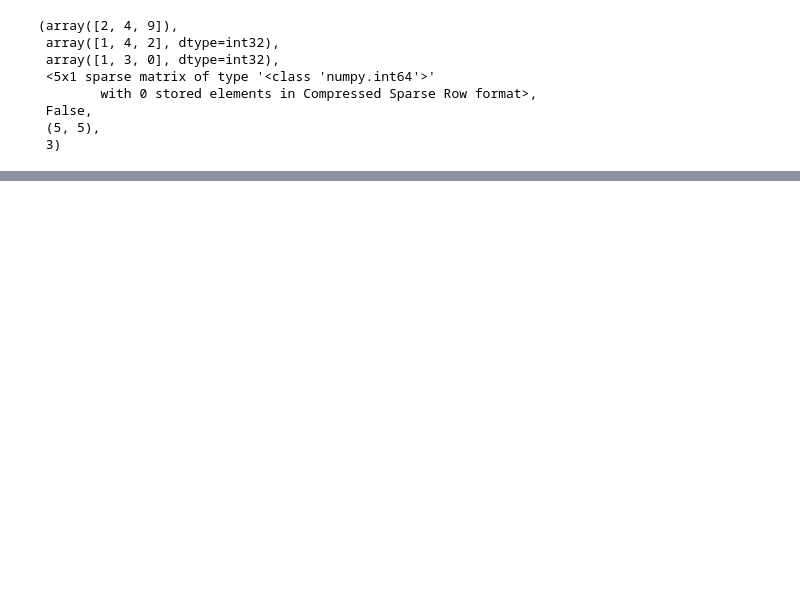
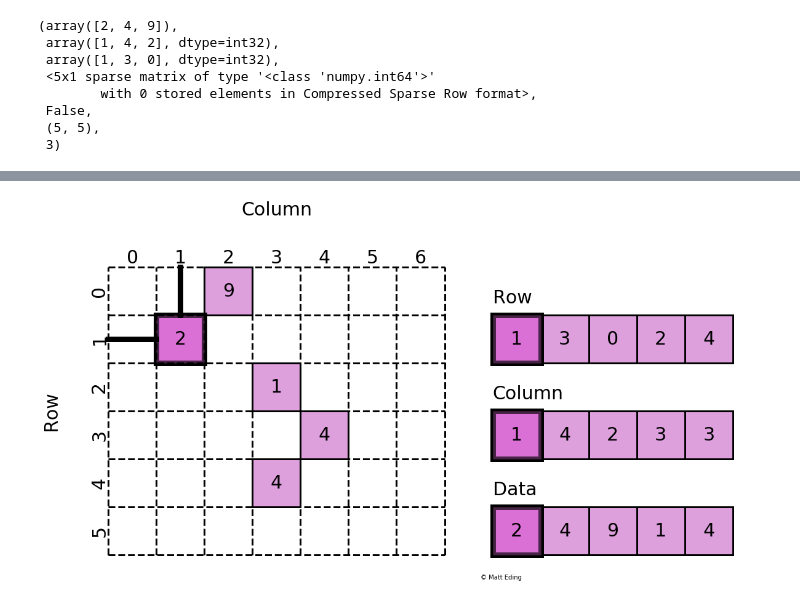
Before and after one commit to MattEding/Python-Article-Resources, a Jupyter notebook: sparse-matrix/sparse_matrix.ipynb, the cells around one changed output, grey strips where cells are left out. Saved outputs shown, nothing was run; the diff lists cells and outputs as text; code cells hidden in the pictures; blank space fills up the shorter version.

Commit message:
more dynamic, highlights, sparse part

```diff
--- a/sparse-matrix/sparse_matrix.ipynb
+++ b/sparse-matrix/sparse_matrix.ipynb
@@ -107,3 +20,91 @@ plt.axis('off');
+# %%
+#: sparse matrix
+row = [1, 3, 0, 2, 4]
+col = [1, 4, 2, 3, 3]
+data = [2, 4, 9, 1, 4]
+coo = sparse.coo_matrix((data, (row, col)), shape=(10, 17))
+coo = sparse.coo_matrix((data, (row, col)), shape=(6, 7))
+
+
+#: figure metadata
+darkcolor = 'orchid'
+lightcolor = 'plum'
+size = 10
+plt.figure(figsize=(2*size, size))
+
+
+#: plotting functions
+dashed_line = partial(plt.plot, color='black', linestyle='--', linewidth=3)
+highlight_line = partial(plt.plot, color='black', linestyle='-', linewidth=9)
+rect_plt = partial(plt.Rectangle, width=1, height=1, edgecolor='black', linewidth=3)  #TODO: rename sqr_plt?
+text_plt = partial(plt.text, fontweight=100, fontsize=(size * 3))
+vert_text = partial(text_plt, rotation=90, horizontalalignment='right', verticalalignment='center')
+horz_text = partial(text_plt, horizontalalignment='center', verticalalignment='bottom')
+rect_text = partial(text_plt, horizontalalignment='center', verticalalignment='center')
+
+
+#: dashed array grid
+h, w = coo.shape
+for i in range(h + 1):
+    dashed_line([0, w], [i, i])
+
+for j in range(w + 1):
+    dashed_line([j, j], [0, h])
+
+
+#: fill data values in array format
+for x, y, val in zip(col, row, data):
+    x, y = xy = (x, h - y - 1)
+    rect = rect_plt(xy, facecolor=lightcolor)
+    plt.gca().add_patch(rect)
+    rect_text(x + 0.5, y + 0.5, str(val))
+
+
+#: fill sparse format
+for i, (label, info) in enumerate(zip(['Row', 'Column', 'Data'], [row, col, data])):
+    text_plt((w + 1), (h - 0.75 - 2 * i), label)
+    for j, val in enumerate(info):
+        x, y = xy = ((w + j + 1), (h - 2 * (i + 1)))
+        rect = rect_plt(xy, facecolor=lightcolor)
+        plt.gca().add_patch(rect)
+        rect_text(x + 0.5, y + 0.5, str(val))
+
+
+#: side labels
+vert_text(-1, (h / 2), 'Row')
+for i in reversed(range(h)):
+    vert_text(0, (h - i - 0.5), str(i))
+
+horz_text((w / 2), (h + 1), 'Column')
+for i in range(w):
+    horz_text(i + 0.5, h, str(i))
+
+
+#: highlight relationships
+for i, (r, c) in enumerate(zip(row, col)):
+    for alpha in np.linspace(0, 1, 10):
+        alpha = 0.5
+        for j in range(3):
+            xy = ((w + i + 1), (h - 2 * (j + 1)))
+            rect = rect_plt(xy, facecolor=darkcolor, alpha=alpha, linewidth=9)  # sparse part
+            plt.gca().add_patch(rect)
+
+        xy = (c, (h - r - 1))
+        rect = rect_plt(xy, facecolor=darkcolor, alpha=alpha, linewidth=9)  # array part
+        plt.gca().add_patch(rect)
+
+        highlight_line([0, c], [h-r-0.5]*2, alpha=alpha)  # horz
+        highlight_line([c+0.5]*2, [h-r, h], alpha=alpha)  # vert
+#         break
+    break
+
+
+#: format graph
+plt.text(7.75, -0.5, '© Matt Eding')
+plt.axis('equal')
+plt.axis('off');
+# %% [output]
+[figure, added]
 # %%
 coo.toarray()
 # %% [output]
```
Also changed, not shown: parts of 6 cells of this notebook.
